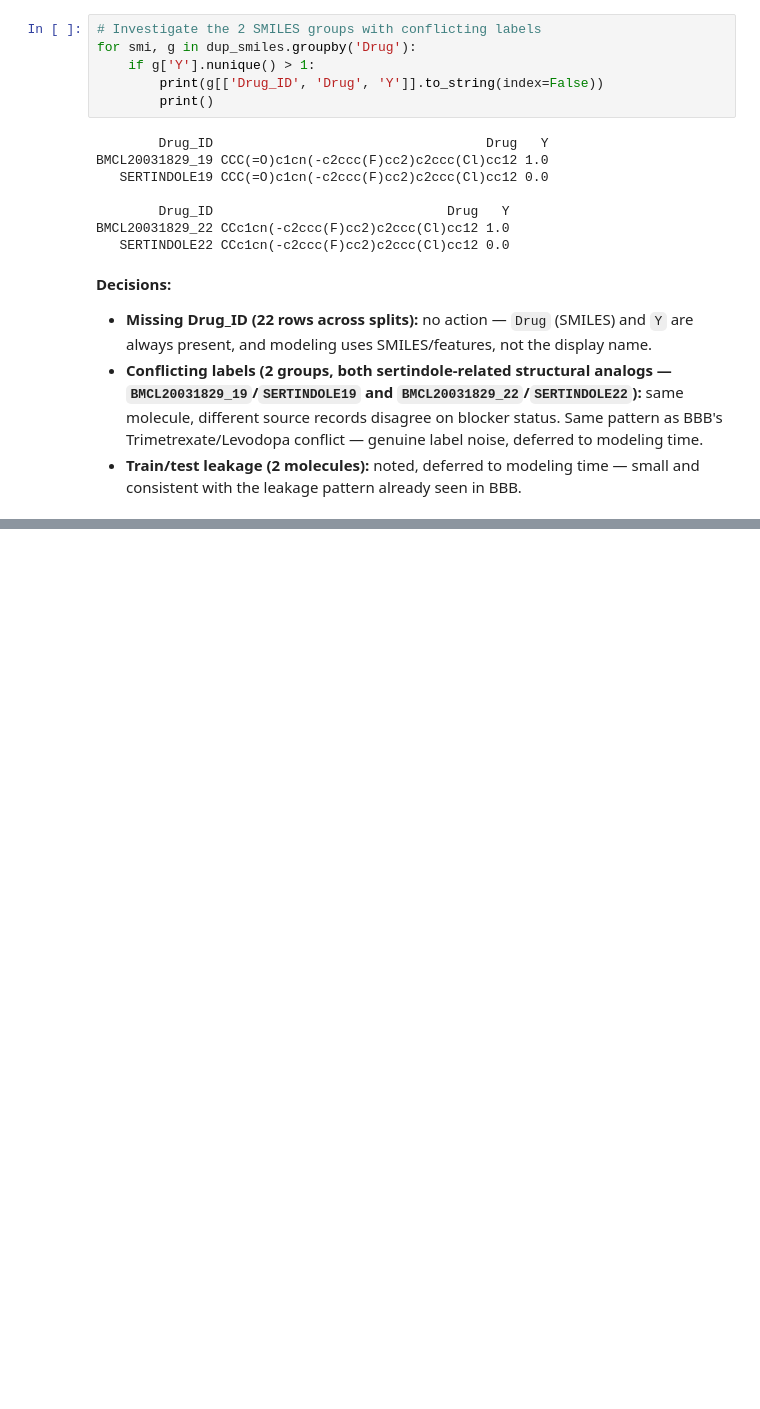
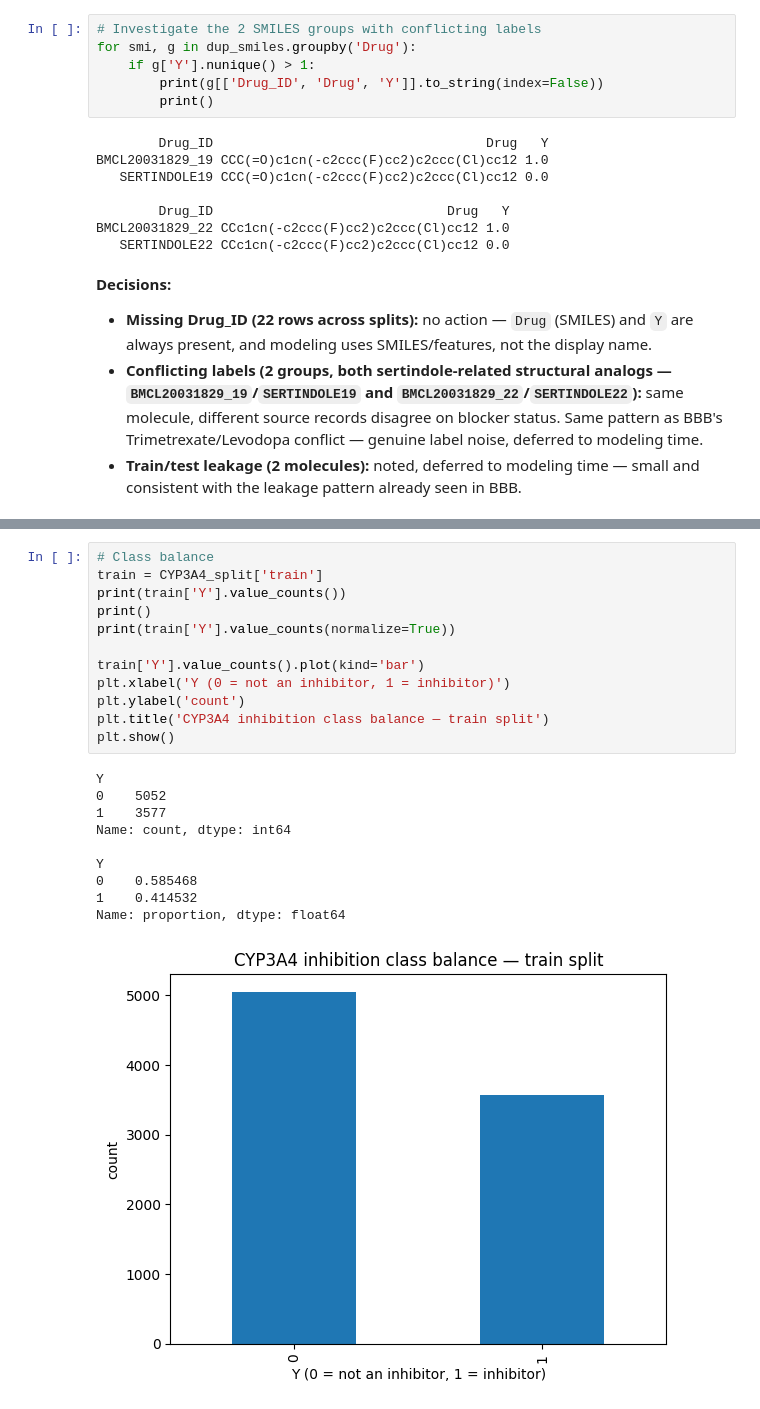
Before and after one commit to tuhinc5203/admet-property-prediction, a Jupyter notebook: Data_EDA.ipynb, the cells around one changed output, grey strips where cells are left out. Cells and saved outputs as stored; diff of their text form; blank space fills up the shorter version.

```diff
--- a/Data_EDA.ipynb
+++ b/Data_EDA.ipynb
@@ -366,0 +417,23 @@ BMCL20031829_22 CCc1cn(-c2ccc(F)cc2)c2ccc(Cl)cc12 1.0
+# %%
+# Class balance
+train = CYP3A4_split['train']
+print(train['Y'].value_counts())
+print()
+print(train['Y'].value_counts(normalize=True))
+
+train['Y'].value_counts().plot(kind='bar')
+plt.xlabel('Y (0 = not an inhibitor, 1 = inhibitor)')
+plt.ylabel('count')
+plt.title('CYP3A4 inhibition class balance — train split')
+plt.show()
+# %% [output]
+Y
+0    5052
+1    3577
+Name: count, dtype: int64
+
+Y
+0    0.585468
+1    0.414532
+Name: proportion, dtype: float64
+[figure, added]
```
Also changed, not shown: parts of 6 cells of this notebook, 1 other file.
